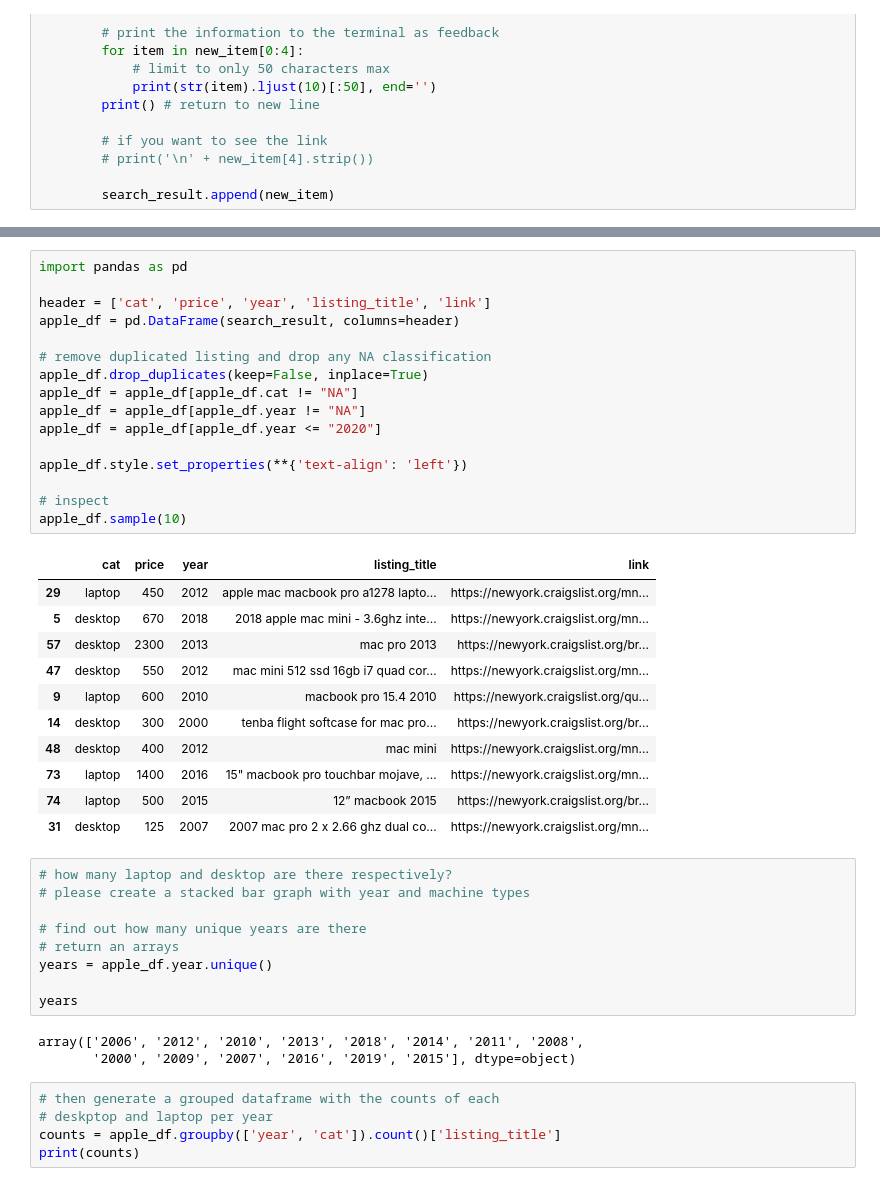
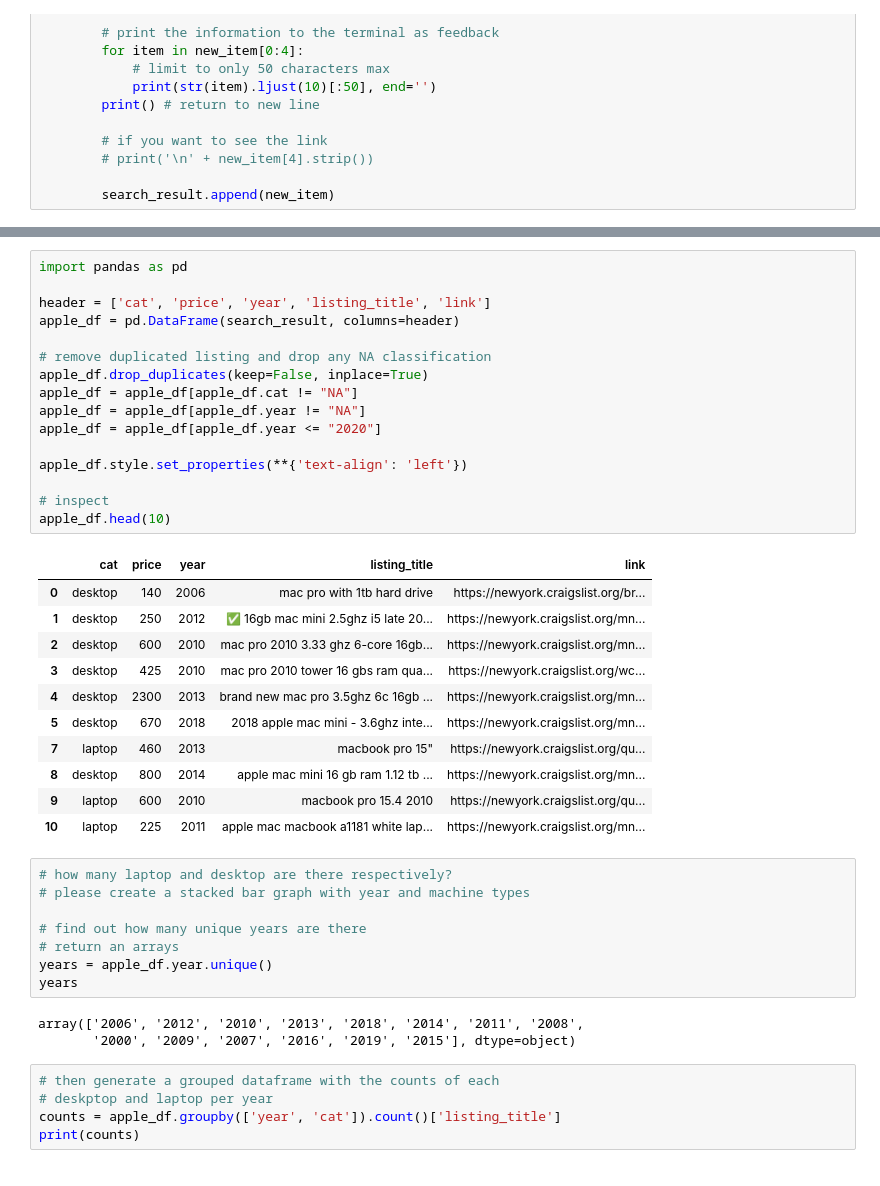
Before and after one commit to ygchan/Data-Engeering, a Jupyter notebook: Webscraping_04_Craigslist.ipynb, the cells around one changed output, grey strips where cells are left out. Drawn from its saved outputs; the diff is of its cells as text.

```diff
--- a/Webscraping_04_Craigslist.ipynb
+++ b/Webscraping_04_Craigslist.ipynb
@@ -119,31 +119,31 @@ laptop    500       2019      11" macbook air (powerful i5, portable), ms office
 # %%
 import pandas as pd
 
 header = ['cat', 'price', 'year', 'listing_title', 'link']
 apple_df = pd.DataFrame(search_result, columns=header)
 
 # remove duplicated listing and drop any NA classification
 apple_df.drop_duplicates(keep=False, inplace=True)
 apple_df = apple_df[apple_df.cat != "NA"]
 apple_df = apple_df[apple_df.year != "NA"]
 apple_df = apple_df[apple_df.year <= "2020"]
 
 apple_df.style.set_properties(**{'text-align': 'left'})
 
 # inspect
-apple_df.sample(10)
+apple_df.head(10)
 # %% [output]
 |  | cat | price | year | listing_title | link |
-| 29 | laptop | 450 | 2012 | apple mac macbook pro a1278 lapto... | https://newyork.craigslist.org/mn... |
+| 0 | desktop | 140 | 2006 | mac pro with 1tb hard drive | https://newyork.craigslist.org/br... |
+| 1 | desktop | 250 | 2012 | ✅ 16gb mac mini 2.5ghz i5 late 20... | https://newyork.craigslist.org/mn... |
+| 2 | desktop | 600 | 2010 | mac pro 2010 3.33 ghz 6-core 16gb... | https://newyork.craigslist.org/mn... |
+| 3 | desktop | 425 | 2010 | mac pro 2010 tower 16 gbs ram qua... | https://newyork.craigslist.org/wc... |
+| 4 | desktop | 2300 | 2013 | brand new mac pro 3.5ghz 6c 16gb ... | https://newyork.craigslist.org/mn... |
 | 5 | desktop | 670 | 2018 | 2018 apple mac mini - 3.6ghz inte... | https://newyork.craigslist.org/mn... |
-| 57 | desktop | 2300 | 2013 | mac pro 2013 | https://newyork.craigslist.org/br... |
-| 47 | desktop | 550 | 2012 | mac mini 512 ssd 16gb i7 quad cor... | https://newyork.craigslist.org/mn... |
+| 7 | laptop | 460 | 2013 | macbook pro 15" | https://newyork.craigslist.org/qu... |
+| 8 | desktop | 800 | 2014 | apple mac mini 16 gb ram 1.12 tb ... | https://newyork.craigslist.org/mn... |
 | 9 | laptop | 600 | 2010 | macbook pro 15.4 2010 | https://newyork.craigslist.org/qu... |
-| 14 | desktop | 300 | 2000 | tenba flight softcase for mac pro... | https://newyork.craigslist.org/br... |
-| 48 | desktop | 400 | 2012 | mac mini | https://newyork.craigslist.org/mn... |
-| 73 | laptop | 1400 | 2016 | 15" macbook pro touchbar mojave, ... | https://newyork.craigslist.org/mn... |
-| 74 | laptop | 500 | 2015 | 12” macbook 2015 | https://newyork.craigslist.org/br... |
-| 31 | desktop | 125 | 2007 | 2007 mac pro 2 x 2.66 ghz dual co... | https://newyork.craigslist.org/mn... |
+| 10 | laptop | 225 | 2011 | apple mac macbook a1181 white lap... | https://newyork.craigslist.org/mn... |
 # %%
 # how many laptop and desktop are there respectively?
 # please create a stacked bar graph with year and machine types
@@ -151,7 +151,6 @@ apple_df.sample(10)
 # find out how many unique years are there
 # return an arrays
 years = apple_df.year.unique()
-
 years
 # %% [output]
 array(['2006', '2012', '2010', '2013', '2018', '2014', '2011', '2008',
```
Also changed, not shown: parts of 13 cells of this notebook.
